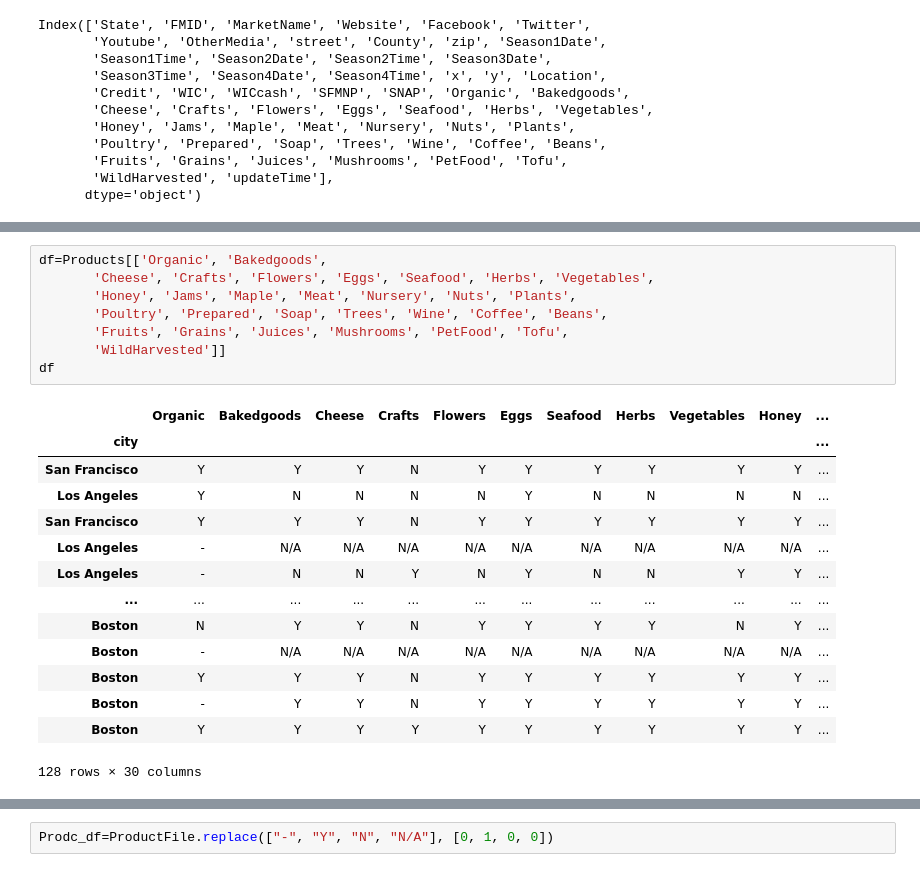
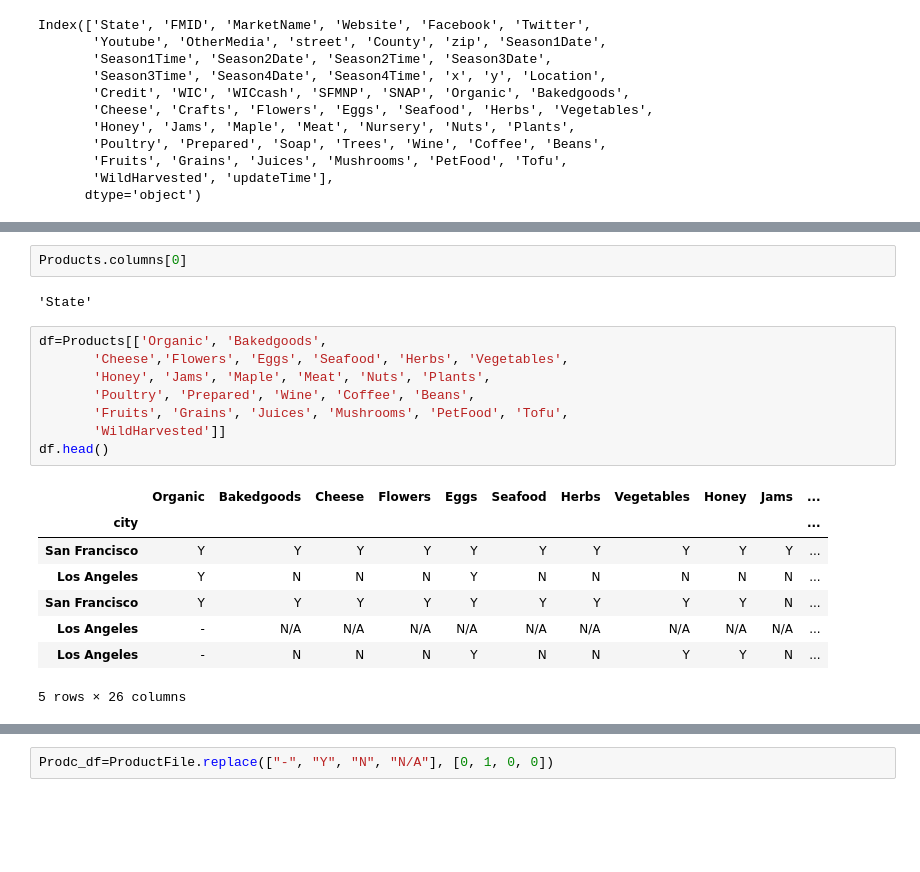
Before and after one commit to RobSalazar/Project-1, a Jupyter notebook: Jacquelin/Products.ipynb, the cells around one changed output, grey strips where cells are left out. Drawn from its saved outputs; the diff is of its cells as text; blank space fills up the shorter version.

```diff
--- a/Jacquelin/Products.ipynb
+++ b/Jacquelin/Products.ipynb
@@ -45,25 +39,23 @@ Products
+# %%
+Products.columns[0]
+# %% [output]
+'State'
 # %%
 df=Products[['Organic', 'Bakedgoods',
-       'Cheese', 'Crafts', 'Flowers', 'Eggs', 'Seafood', 'Herbs', 'Vegetables',
-       'Honey', 'Jams', 'Maple', 'Meat', 'Nursery', 'Nuts', 'Plants',
-       'Poultry', 'Prepared', 'Soap', 'Trees', 'Wine', 'Coffee', 'Beans',
+       'Cheese','Flowers', 'Eggs', 'Seafood', 'Herbs', 'Vegetables',
+       'Honey', 'Jams', 'Maple', 'Meat', 'Nuts', 'Plants',
+       'Poultry', 'Prepared', 'Wine', 'Coffee', 'Beans',
        'Fruits', 'Grains', 'Juices', 'Mushrooms', 'PetFood', 'Tofu',
        'WildHarvested']]
-df
+df.head()
 # %% [output]
-|  | Organic | Bakedgoods | Cheese | Crafts | Flowers | Eggs | Seafood | Herbs | Vegetables | Honey | ... |
+|  | Organic | Bakedgoods | Cheese | Flowers | Eggs | Seafood | Herbs | Vegetables | Honey | Jams | ... |
 | city |  |  |  |  |  |  |  |  |  |  | ... |
-| San Francisco | Y | Y | Y | N | Y | Y | Y | Y | Y | Y | ... |
-| Los Angeles | Y | N | N | N | N | Y | N | N | N | N | ... |
-| San Francisco | Y | Y | Y | N | Y | Y | Y | Y | Y | Y | ... |
+| San Francisco | Y | Y | Y | Y | Y | Y | Y | Y | Y | Y | ... |
+| Los Angeles | Y | N | N | N | Y | N | N | N | N | N | ... |
+| San Francisco | Y | Y | Y | Y | Y | Y | Y | Y | Y | N | ... |
 | Los Angeles | - | N/A | N/A | N/A | N/A | N/A | N/A | N/A | N/A | N/A | ... |
-| Los Angeles | - | N | N | Y | N | Y | N | N | Y | Y | ... |
-| ... | ... | ... | ... | ... | ... | ... | ... | ... | ... | ... | ... |
-| Boston | N | Y | Y | N | Y | Y | Y | Y | N | Y | ... |
-| Boston | - | N/A | N/A | N/A | N/A | N/A | N/A | N/A | N/A | N/A | ... |
-| Boston | Y | Y | Y | N | Y | Y | Y | Y | Y | Y | ... |
-| Boston | - | Y | Y | N | Y | Y | Y | Y | Y | Y | ... |
-| Boston | Y | Y | Y | Y | Y | Y | Y | Y | Y | Y | ... |
+| Los Angeles | - | N | N | N | Y | N | N | Y | Y | N | ... |
-128 rows × 30 columns
+5 rows × 26 columns
 # %%
 ProductFile=df.reset_index()
```
Also changed, not shown: parts of 36 cells of this notebook.
